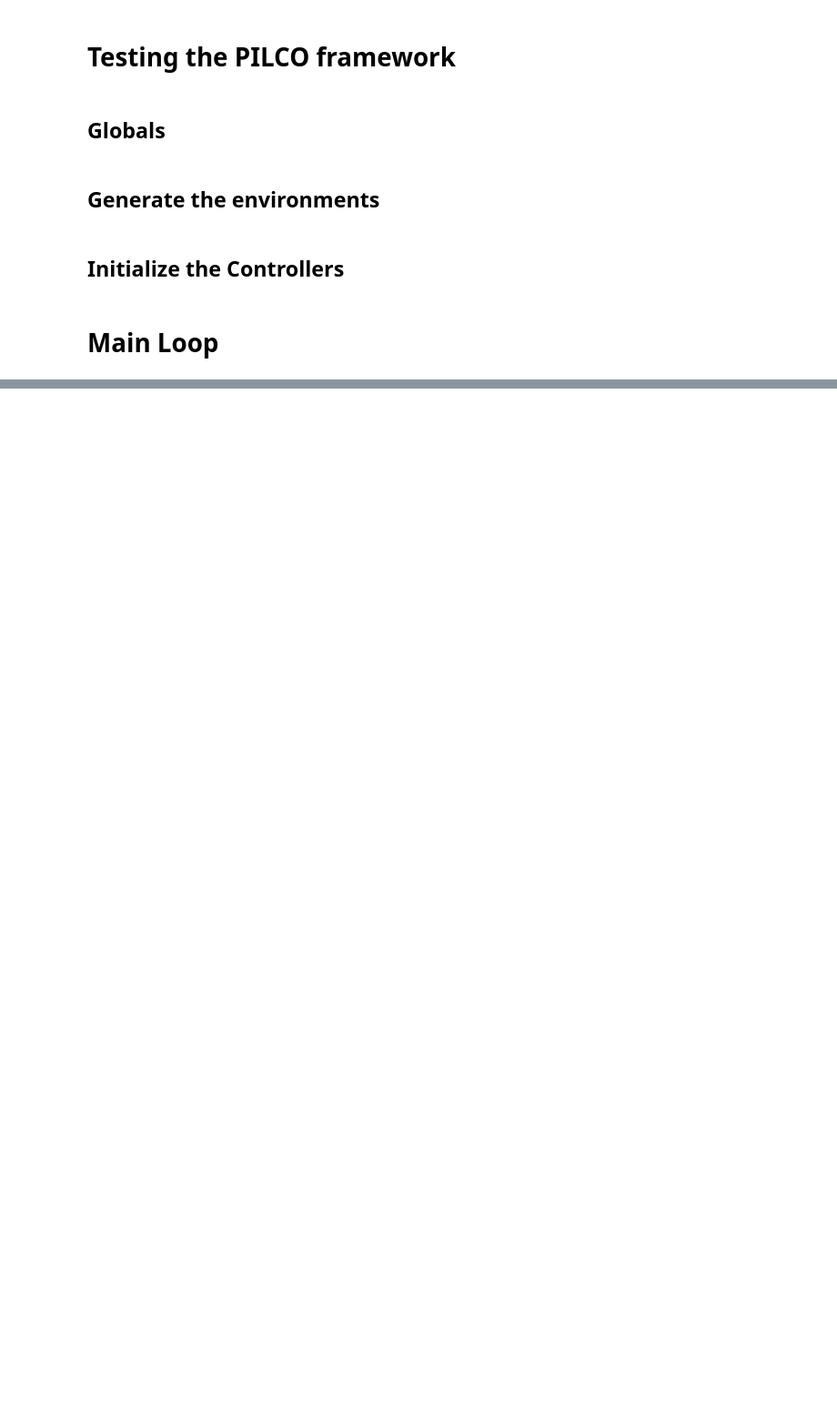
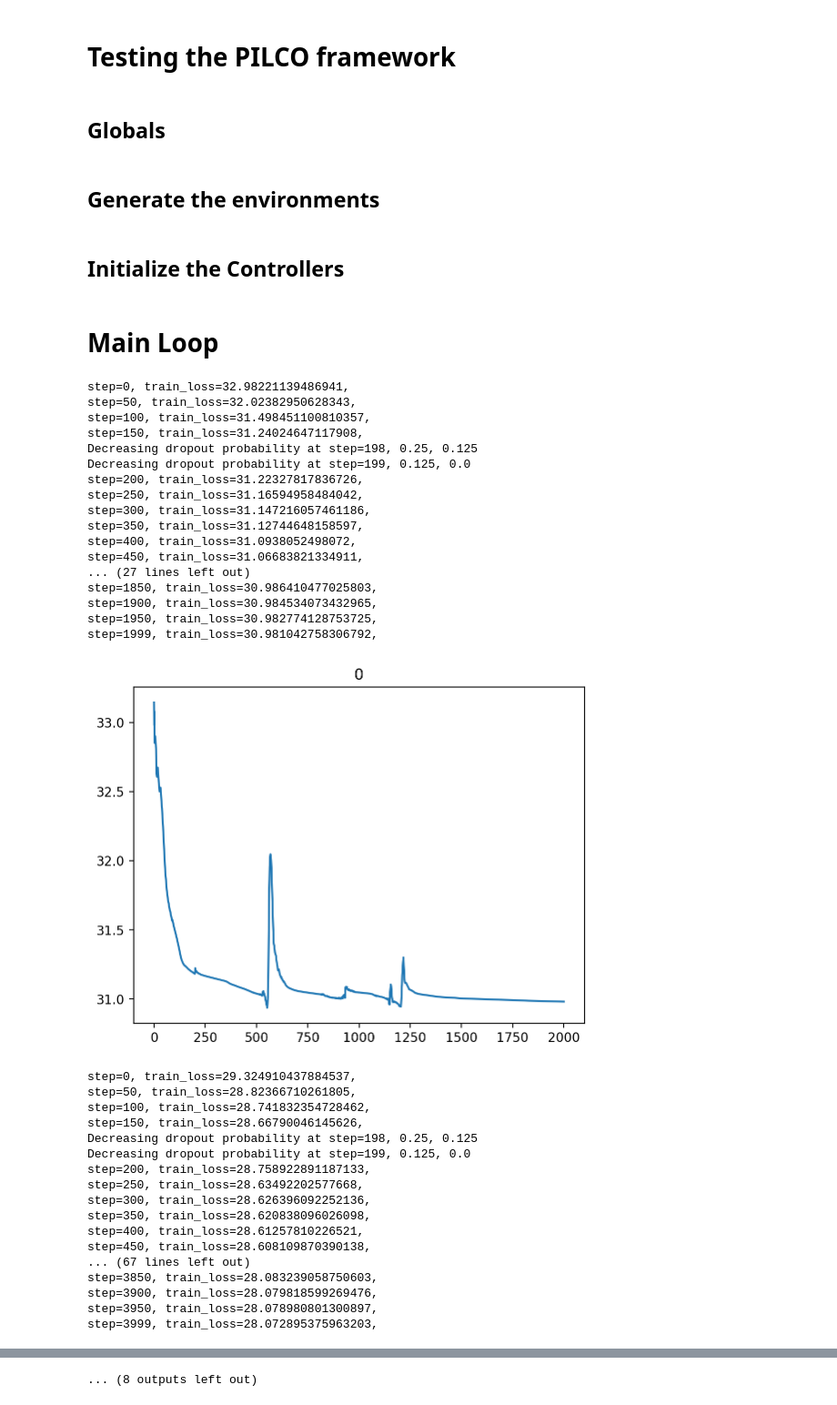
Before and after one commit to mathDR/jax-mc-pilco, a Jupyter notebook: notebooks/pilco_testing_inv_pend_notebook.ipynb, the cells around one changed output, grey strips where cells are left out. Shown at 91% size. Saved outputs shown, nothing was run; the diff lists cells and outputs as text; code cells hidden in the pictures; blank space fills up the shorter version.

```diff
--- a/notebooks/pilco_testing_inv_pend_notebook.ipynb
+++ b/notebooks/pilco_testing_inv_pend_notebook.ipynb
@@ -95,35 +94,70 @@ for trial in range(10):
 
     key, subkey = jr.split(key)
     these_states, these_actions = sample_from_environment(env, timesteps, num_trials, exploration_policy, subkey)
     states.extend(these_states)
     actions.extend(these_actions)
 
     model = MGPR(states=jnp.array(states),actions=jnp.array(actions))
     model.optimize()
 
-
-    factor = min(1.,max(0.,trial-5/20.))
+    factor = min(1.,max(0.,(trial-5)/20.))
     if factor == 0.:
-        init_state = [0.,0.]
+        init_state = [1e-6,1e-6] # Cannot use zero because of the reset
     else:
         key, subkey = jr.split(key)
-        init_state = [2*factor*jnp.pi*jr.uniform(subkey)-factor*jnp.pi]
+        init_state = [float(factor*jnp.pi*jr.uniform(subkey))]
         key, subkey = jr.split(key)
-        init_state.extend([2*factor*epsilon*jr.uniform(subkey)-factor*epsilon])
+        init_state.extend([float(factor*epsilon*jr.uniform(subkey))])
     key, subkey = jr.split(key)
     control_policy, losses = fit_controller(
         policy=control_policy,
         starting_dropout_probability=starting_dropout_probability,
         env=env,
         num_particles=num_particles,
         initial_state=init_state,
         timesteps=jnp.arange(control_horizon),
         gp_model=model,
         obj_func=pendulum_cost,
         optim=optimizer,
         num_iters=num_opt_steps,
         key=subkey,
     )
     plt.plot(losses)
     plt.title(trial)
     plt.show()
+# %% [output]
+step=0, train_loss=32.98221139486941,
+step=50, train_loss=32.02382950628343,
+step=100, train_loss=31.498451100810357,
+step=150, train_loss=31.24024647117908,
+Decreasing dropout probability at step=198, 0.25, 0.125
+Decreasing dropout probability at step=199, 0.125, 0.0
+step=200, train_loss=31.22327817836726,
+step=250, train_loss=31.16594958484042,
+step=300, train_loss=31.147216057461186,
+step=350, train_loss=31.12744648158597,
+step=400, train_loss=31.0938052498072,
+step=450, train_loss=31.06683821334911,
+... (27 lines left out)
+step=1850, train_loss=30.986410477025803,
+step=1900, train_loss=30.984534073432965,
+step=1950, train_loss=30.982774128753725,
+step=1999, train_loss=30.981042758306792,
+[figure, added]
+step=0, train_loss=29.324910437884537,
+step=50, train_loss=28.82366710261805,
+step=100, train_loss=28.741832354728462,
+step=150, train_loss=28.66790046145626,
+Decreasing dropout probability at step=198, 0.25, 0.125
+Decreasing dropout probability at step=199, 0.125, 0.0
+step=200, train_loss=28.758922891187133,
+step=250, train_loss=28.63492202577668,
+step=300, train_loss=28.626396092252136,
+step=350, train_loss=28.620838096026098,
+step=400, train_loss=28.61257810226521,
+step=450, train_loss=28.608109870390138,
+... (67 lines left out)
+step=3850, train_loss=28.083239058750603,
+step=3900, train_loss=28.079818599269476,
+step=3950, train_loss=28.078980801300897,
+step=3999, train_loss=28.072895375963203,
@@ -129,0 +237 @@ for trial in range(10):
+... (8 outputs left out)
```
Also changed, not shown: parts of 4 cells of this notebook, 1 other file.
